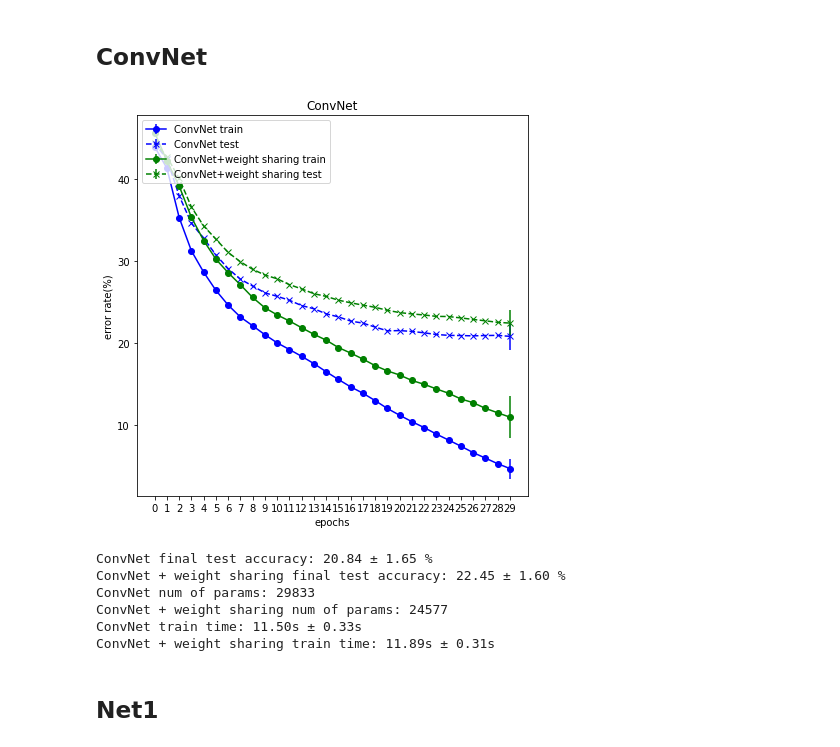
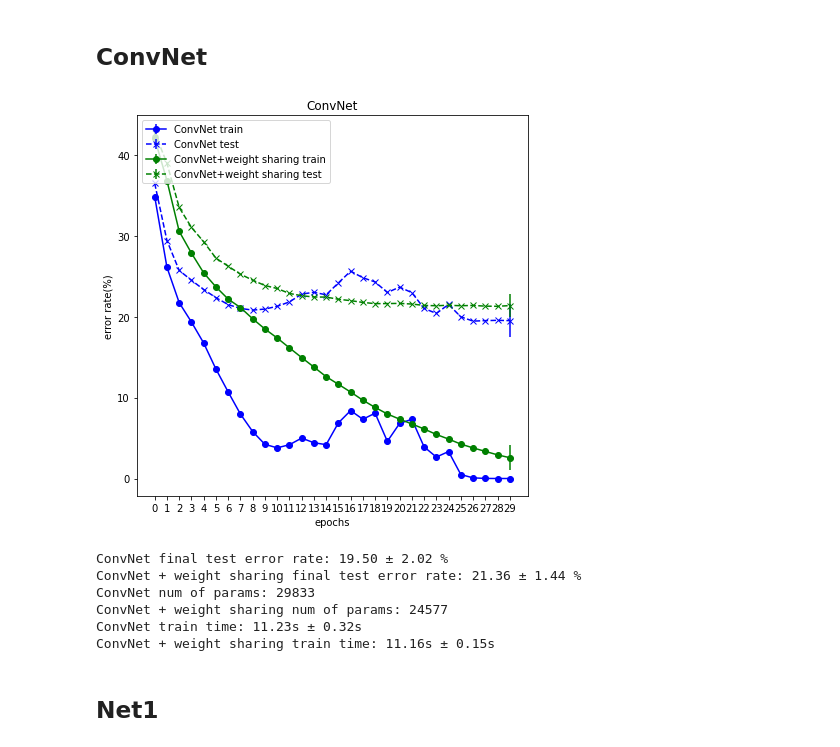
Before and after one commit to lustea0201/dl_projects, a Jupyter notebook: project1/main.ipynb, the cells around one changed output. Cells and saved outputs as stored; diff of their text form; code cells hidden in the pictures.

```diff
--- a/project1/main.ipynb
+++ b/project1/main.ipynb
@@ -32,7 +32,7 @@ import time
 nb_epochs = 30
 mini_batch_size = 100
 #lrs = [0.000247, 0.000213]
-lrs = [1e-4, 1e-4]
+lrs = [0.000449, 0.000179]
 ws = [False, True]
 formats = [['b-o', 'b--x'], ['g-o', 'g--x']]
 labels = [['ConvNet train', 'ConvNet test'],
@@ -94,42 +94,42 @@ for k in [0, 1]:
     # plot accuracy of the model
     plt.errorbar(range(nb_epochs), train_mean, yerr=train_std, fmt=formats[k][0], label=labels[k][0])
     plt.errorbar(range(nb_epochs), test_mean, yerr=test_std, fmt=formats[k][1], label=labels[k][1])
 
     # final accuracy
     final_acc[k][0] = test_mean[-1]
     final_acc[k][1] = test_std[-1]
 
     # complexity of the model
     num_params[k] = num_of_train_param(model)
 
 # show plot
 plt.legend(loc="upper left")
 plt.title("ConvNet")
 plt.savefig('accuracy/ConvNet_er.png')
 plt.show()
 
 # final test accuracy
-print("ConvNet final test accuracy: {:.2f} \u00B1 {:.2f} %".format(final_acc[0][0],
+print("ConvNet final test error rate: {:.2f} \u00B1 {:.2f} %".format(final_acc[0][0],
                                                                    final_acc[0][1]))
-print("ConvNet + weight sharing final test accuracy: {:.2f} \u00B1 {:.2f} %".format(final_acc[1][0],
+print("ConvNet + weight sharing final test error rate: {:.2f} \u00B1 {:.2f} %".format(final_acc[1][0],
                                                                                     final_acc[1][1]))
 # model complexity
 print("ConvNet num of params: {:d}".format(num_params[0]))
 print("ConvNet + weight sharing num of params: {:d}".format(num_params[1]))
 # training time
 time_std, time_mean = torch.std_mean(train_time, dim=1)
 print("ConvNet train time: {:.2f}s \u00B1 {:.2f}s ".format(time_mean[0],
                                                           time_std[0]))
 print("ConvNet + weight sharing train time: {:.2f}s \u00B1 {:.2f}s".format(time_mean[1],
                                                                            time_std[1]))
 # %% [output]
-[figure, old version]
+[figure, new version]
-ConvNet final test accuracy: 20.84 ± 1.65 %
-ConvNet + weight sharing final test accuracy: 22.45 ± 1.60 %
+ConvNet final test error rate: 19.50 ± 2.02 %
+ConvNet + weight sharing final test error rate: 21.36 ± 1.44 %
 ConvNet num of params: 29833
 ConvNet + weight sharing num of params: 24577
-ConvNet train time: 11.50s ± 0.33s
-ConvNet + weight sharing train time: 11.89s ± 0.31s
+ConvNet train time: 11.23s ± 0.32s
+ConvNet + weight sharing train time: 11.16s ± 0.15s
 # %% [markdown]
 ## Net1
 # %%
```
Also changed, not shown: parts of 2 cells of this notebook, 5 other files.
